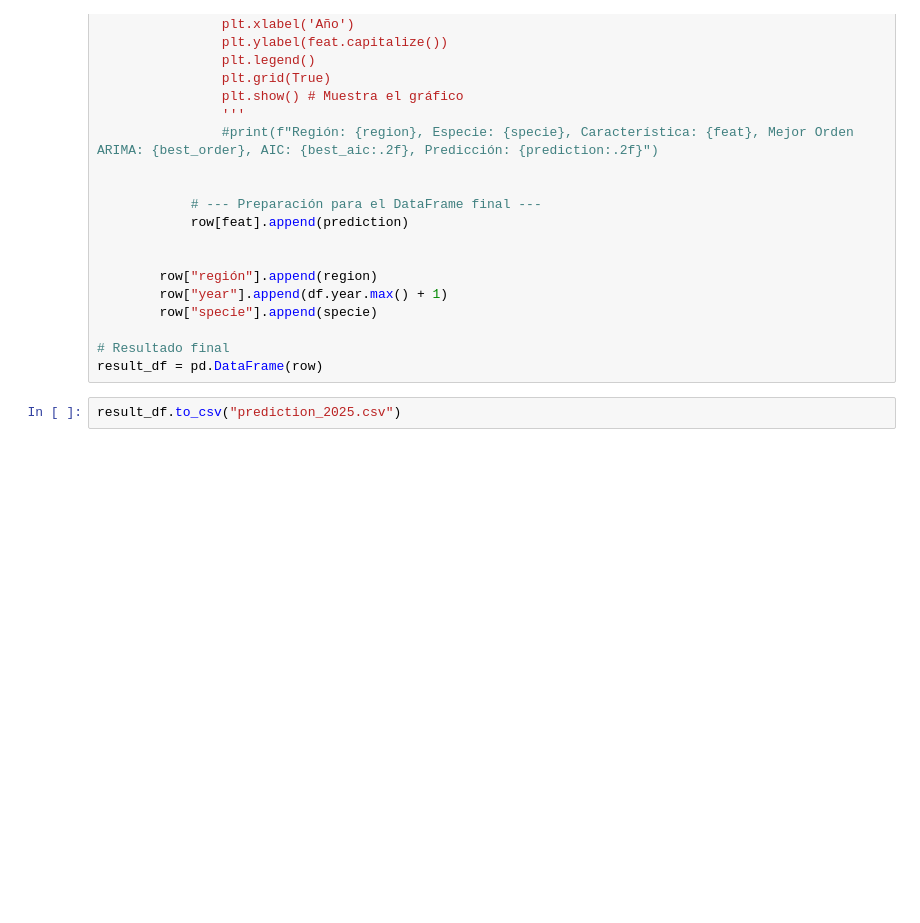
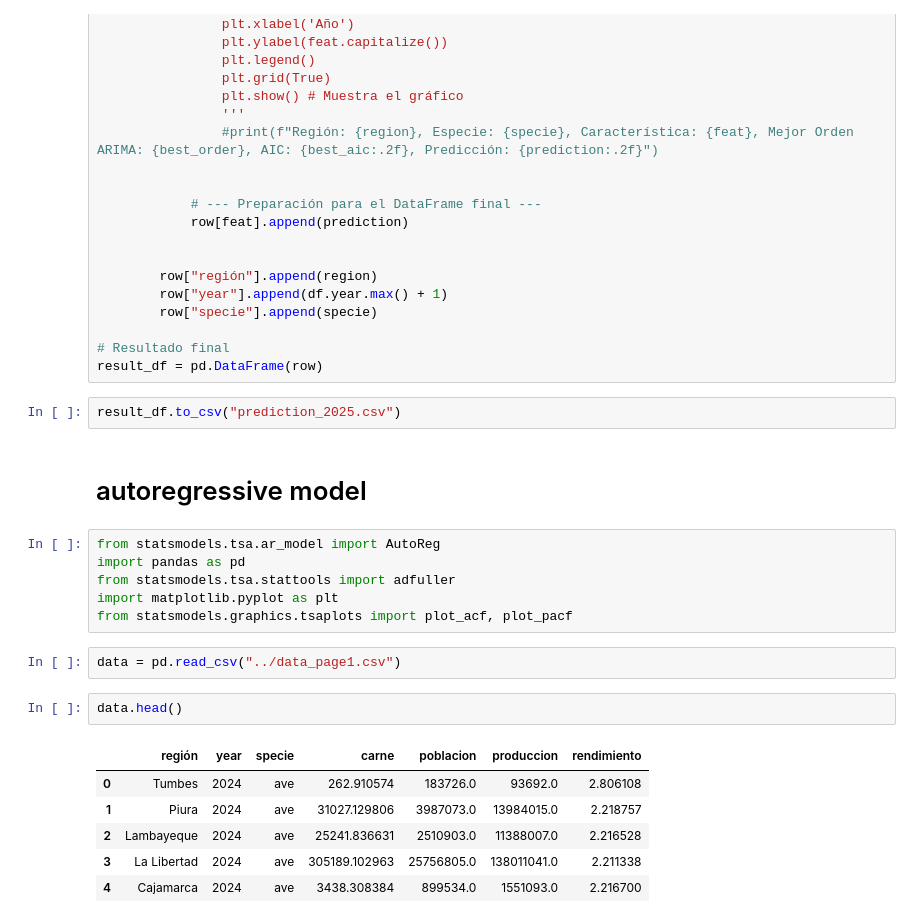
Before and after one commit to angelTCC/Produccion-Ganadera-Avicola, a Jupyter notebook: modelML/ml.ipynb, the cells around one changed output. Saved outputs shown, nothing was run; the diff lists cells and outputs as text; blank space fills up the shorter version.

Commit message:
ar model

```diff
--- a/modelML/ml.ipynb
+++ b/modelML/ml.ipynb
@@ -127,3 +127,22 @@ for region in data.región.unique():
 result_df = pd.DataFrame(row)
 # %%
 result_df.to_csv("prediction_2025.csv")
+# %% [markdown]
+# autoregressive model
+# %%
+from statsmodels.tsa.ar_model import AutoReg
+import pandas as pd
+from statsmodels.tsa.stattools import adfuller
+import matplotlib.pyplot as plt
+from statsmodels.graphics.tsaplots import plot_acf, plot_pacf
+# %%
+data = pd.read_csv("../data_page1.csv")
+# %%
+data.head()
+# %% [output]
+|  | región | year | specie | carne | poblacion | produccion | rendimiento |
+| 0 | Tumbes | 2024 | ave | 262.910574 | 183726.0 | 93692.0 | 2.806108 |
+| 1 | Piura | 2024 | ave | 31027.129806 | 3987073.0 | 13984015.0 | 2.218757 |
+| 2 | Lambayeque | 2024 | ave | 25241.836631 | 2510903.0 | 11388007.0 | 2.216528 |
+| 3 | La Libertad | 2024 | ave | 305189.102963 | 25756805.0 | 138011041.0 | 2.211338 |
+| 4 | Cajamarca | 2024 | ave | 3438.308384 | 899534.0 | 1551093.0 | 2.216700 |
```
Also changed, not shown: parts of 11 cells of this notebook.
